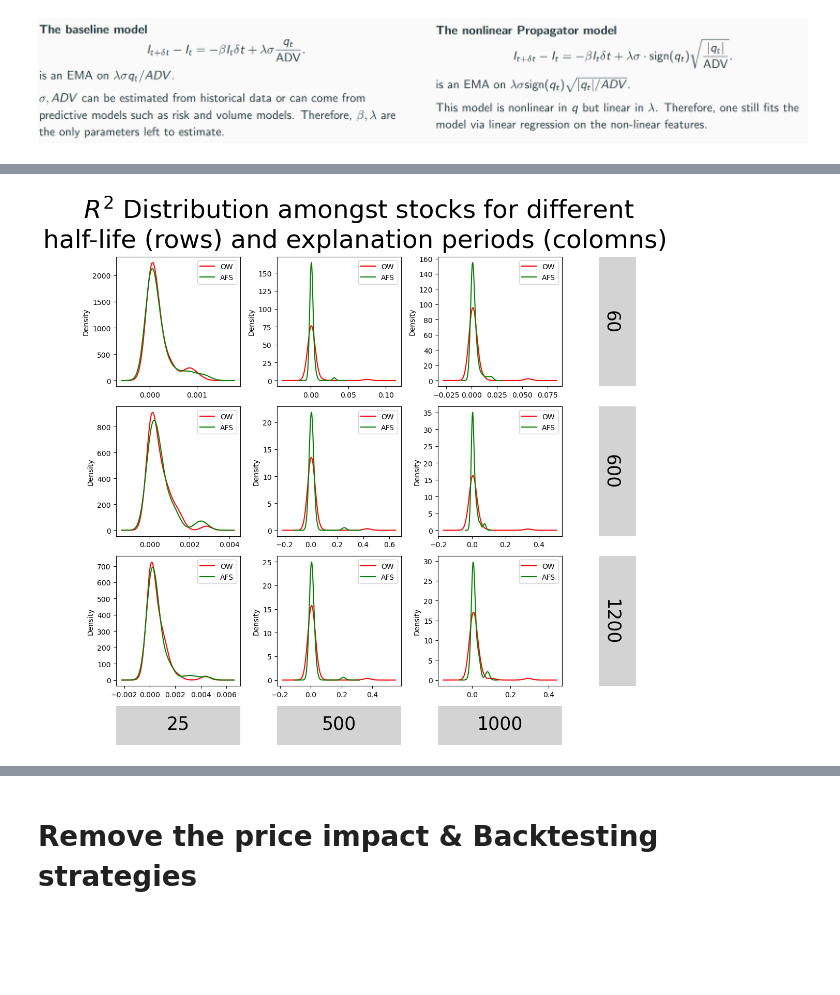
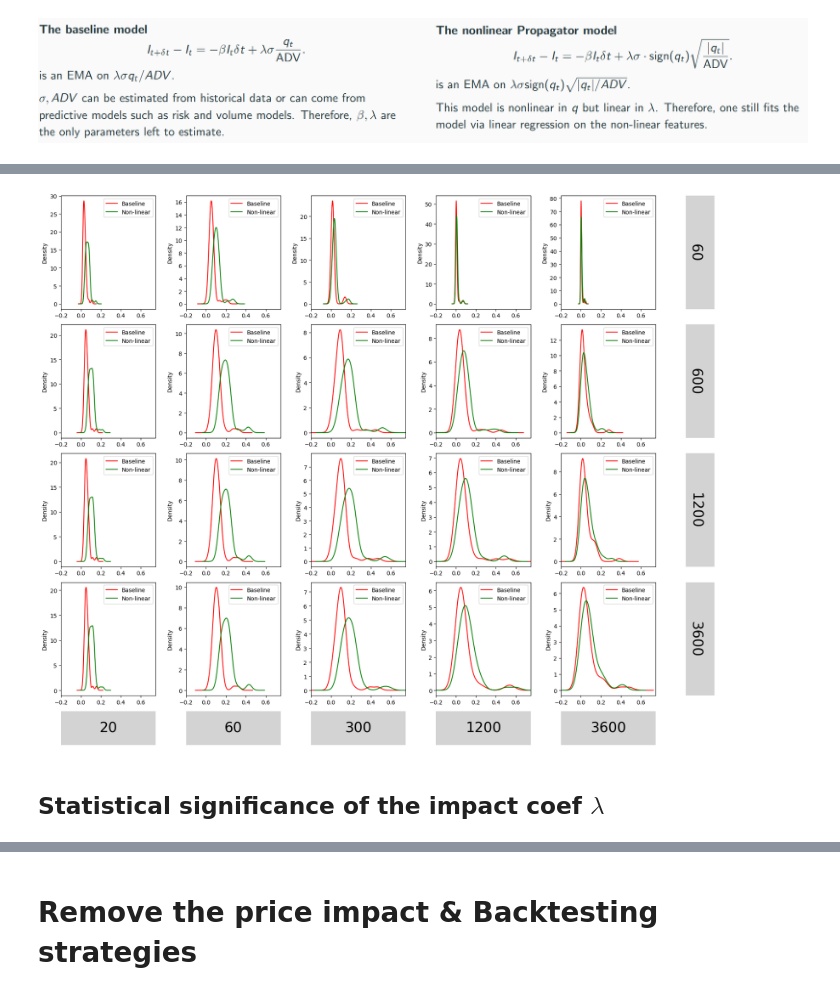
Before and after one commit to Max-Ded/computing-finance, a Jupyter notebook: High-Frequency-Algorithmic-Trading/coursework-notebook.ipynb, the cells around one changed output, grey strips where cells are left out. Drawn from its saved outputs; the diff is of its cells as text; code cells hidden in the pictures; blank space fills up the shorter version.

Commit message:
better graphs - impact changed ?

```diff
--- a/High-Frequency-Algorithmic-Trading/coursework-notebook.ipynb
+++ b/High-Frequency-Algorithmic-Trading/coursework-notebook.ipynb
@@ -14,7 +14,7 @@ simplefilter(action="ignore", category=pd.errors.PerformanceWarning)
 # %% [markdown]
 Default variable
 # %%
-DEFAULT_EXPLANATION_PERIOD = 6
+DEFAULT_EXPLANATION_PERIOD = 30
 DEFAULT_IN_SAMPLE_MONTH = 1
 DEFAULT_HALF_LIFE = 3600
 
@@ -239,8 +233,12 @@ class PriceImpactModel:
 
         self.time_unit = 10 #One data point every 10 seconds
 
+        self.__average_daily_volume_vol = self.__average_daily_volume_vol.astype(np.float64)
+        self.__average_rolling_volume_vol = self.__average_rolling_volume_vol.astype(np.float64)
+        self.__bin_traded_volume = self.__bin_traded_volume.astype(np.float64)
+        self.__bin_traded_px = self.__bin_traded_px.astype(np.float64)
 
-        self.__impact_coef_one_df = pd.DataFrame(index = self.__average_rolling_volume_vol.index ,columns= ["impact_coef"],dtype=np.float32) #all ones dataframe index is multilevel "stock > date"
+        self.__impact_coef_one_df = pd.DataFrame(index = self.__average_daily_volume_vol.index ,columns= ["impact_coef"],dtype=np.float32) #all ones dataframe index is multilevel "stock > date"
         self.__impact_coef_one_df.iloc[:] = 1.
 
     def get_bin_traded_px(self):
@@ -264,7 +262,6 @@ class PriceImpactModel:
 
         beta = np.log(2) / half_life
         decay_factor = np.exp(-beta * self.time_unit)
-        print(decay_factor)
         pre_ewm = self.__bin_traded_volume.copy()
 
         if mtype == "reduced_form":
@@ -278,7 +275,6 @@ class PriceImpactModel:
         pre_ewm = space_kernels[model_type](pre_ewm)
         pre_ewm = pre_ewm.multiply(self.__average_daily_volume_vol["px_vol"],axis="rows")
         pre_ewm.iloc[:,1:] /= (1 - decay_factor)
-        print(pre_ewm)
         cum_impact = pre_ewm.ewm(alpha=1-decay_factor, adjust=False, axis = "columns").mean()
 
         if model_type == "afs":
@@ -304,7 +300,6 @@ class PriceImpactModel:
             pre_ewm = pre_ewm.divide(self.__average_daily_volume_vol["volume"], axis="rows")
             alpha = 1-decay_factor
             pre_ewm = space_kernels[model_type](pre_ewm)
-
 
             pre_ewm = pre_ewm.multiply(self.__average_daily_volume_vol["px_vol"], axis="rows")
             pre_ewm = pre_ewm.multiply(impact_coef_lambda["impact_coef"],axis = "rows")
@@ -348,16 +343,21 @@ class PriceImpactModel:
         reg_stat_df = reg_stat_df.dropna()
         return reg_stat_df
 
-    def regression_by_model(self,half_life : float,model_type : str,explanation_period : int,in_sample_month : int) -> pd.DataFrame:
+    def regression_by_model(self,half_life : float,model_type : str,explanation_period : int,in_sample_month : int, out_of_sample_month : int = None) -> pd.DataFrame:
         """
         Compute the coefficient of the linear regression of D_I_h over D_P_h
         Compute the in_sample and out_of_sample characteristics of the linear regression (in sample and out of sample are one month and the one directly after)
         """
+
+        out_of_sample_month = out_of_sample_month if out_of_sample_month is not None else in_sample_month +1
+
         cum_impact = self.get_cum_impact_by_key((model_type,half_life)) if self.get_cum_impact_by_key((model_type,half_life)) is not None else self.compute_and_store_impact(model_type=model_type,half_life=half_life)
         regression_stats = self.impact_regression_statistics(cum_impact=cum_impact,explanation_horizon_periods=explanation_period,px_df=self.__bin_traded_px)
 
+
         in_sample_df = regression_stats.loc[regression_stats["date"].dt.month == in_sample_month]
-        out_sample_df = regression_stats.loc[regression_stats["date"].dt.month == in_sample_month + 1]
+        out_sample_df = regression_stats.loc[regression_stats["date"].dt.month == out_of_sample_month]
+
         in_sample_summary_df = in_sample_df.groupby("stock")[["xy", "xx", "yy", "x", "y", "count"]].sum()
         out_sample_summary_df = out_sample_df.groupby("stock")[["xy", "xx", "yy", "x", "y", "count"]].sum()
         in_sample_summary_df.columns = "is_" + in_sample_summary_df.columns
@@ -531,7 +531,9 @@ class PriceImpactModel:
 
         unscaled_target_volume = impact_over_lambda + beta * impact_over_lambda.cumsum(axis="columns") * self.time_unit
 
-        return unscaled_target_volume
+        unscaled_target_volume = unscaled_target_volume.multiply(self.__average_daily_volume_vol["px_vol"],axis="rows")
+
+        return target_impact,unscaled_target_volume
 
     def impact_adjusted_alpha(self, half_life : float, model_type : str, h : int, rho : float):
 
@@ -567,6 +554,6 @@ price_impact_model.optimal_impact_state(h=30,half_life=DEFAULT_HALF_LIFE,model_t
 # %%
 half_lifes = [60,600,1200,DEFAULT_HALF_LIFE]
-explanation_periods = [DEFAULT_EXPLANATION_PERIOD,25,500,1000]
+explanation_periods = [2,6,DEFAULT_EXPLANATION_PERIOD,120,360]
 in_sample_month = DEFAULT_IN_SAMPLE_MONTH
 
 index_regression_compute = 1
@@ -576,6 +563,6 @@ for half_life in half_lifes:
     for explanation_period in explanation_periods:
         price_impact_model.regression_by_model(half_life=half_life,model_type="linear",explanation_period=explanation_period,in_sample_month=in_sample_month)
         price_impact_model.regression_by_model(half_life=half_life,model_type="sqrt",explanation_period=explanation_period,in_sample_month=in_sample_month)
-        print(f"Computing {index_regression_compute} out of {len(half_lifes)*len(explanation_periods)-1} regressions ...",end="\r")
+        print(f"Computing {index_regression_compute} out of {len(half_lifes)*len(explanation_periods)} regressions ...",end="\r")
         index_regression_compute+=1
 # %% [output]
@@ -593,40 +586,43 @@ color_model = {"linear":"red","sqrt":"green"}
 for hf_index,half_life in enumerate(half_lifes):
     for ep_index,explanation_period in enumerate(explanation_periods):
         ax = axs[hf_index][ep_index]
-        price_impact_model.get_regression_result_by_key(("linear",half_life,explanation_period,in_sample_month))["is_rsq"].plot.kde(ax=ax,color =color_model.get("linear"),label="OW")
-        price_impact_model.get_regression_result_by_key(("sqrt",half_life,explanation_period,in_sample_month))["is_rsq"].plot.kde(ax=ax,color =color_model.get("sqrt"),label = "AFS")
+        price_impact_model.get_regression_result_by_key(("linear",half_life,explanation_period,in_sample_month))["is_rsq"].plot.kde(ax=ax,color =color_model.get("linear"),label="Baseline")
+        price_impact_model.get_regression_result_by_key(("sqrt",half_life,explanation_period,in_sample_month))["is_rsq"].plot.kde(ax=ax,color =color_model.get("sqrt"),label = "Non-linear")
         # ax.set_title(f"{half_life} / {explanation_period}")
         ax.legend()
+        ax.set_xlim(-0.2, 0.75)
 
 for hf_index,half_life in enumerate(half_lifes):
     ax = axs[hf_index][-1]
     ax.grid(False)
     ax.set_xticks([])
     ax.set_yticks([])
     ax.set_ylim(0, 1)
     ax.text( 0.1, 0.5, half_life,fontsize = 25, va='center', transform=ax.transAxes,rotation=270)
     ax.set_facecolor("#D3D3D3")
     for spine in ax.spines.values():
         spine.set_visible(False)
 for ep_index,explanation_period in enumerate(explanation_periods):
     ax = axs[-1][ep_index]
     ax.grid(False)
     ax.set_xticks([])
     ax.set_yticks([])
     ax.set_xlim(0, 1)
     ax.set_ylim(0, 1)
-    ax.text(0.5, 0.4, explanation_period, fontsize = 25,ha='center')
+    ax.text(0.5, 0.4, explanation_period*10, fontsize = 25,ha='center')
     ax.set_facecolor("#D3D3D3")
     for spine in ax.spines.values():
         spine.set_visible(False)
 ax = axs[-1][-1]
 ax.grid(False)
 ax.set_xticks([])
 ax.set_yticks([])
 for spine in ax.spines.values():
     spine.set_visible(False)
-fig.suptitle(t="$R^2$ Distribution amongst stocks for different \nhalf-life (rows) and explanation periods (colomns) ",fontsize = 35)
+# fig.suptitle(t="$R^2$ Distribution amongst stocks for different \nhalf-life (rows) and explanation periods (colomns) ",fontsize = 35)
 plt.tight_layout()
 plt.show()
 # %% [output]
-[figure, old version]
+[figure, new version]
+# %% [markdown]
+## Statistical significance of the impact coef $\lambda$
```
Also changed, not shown: parts of 16 cells of this notebook.
